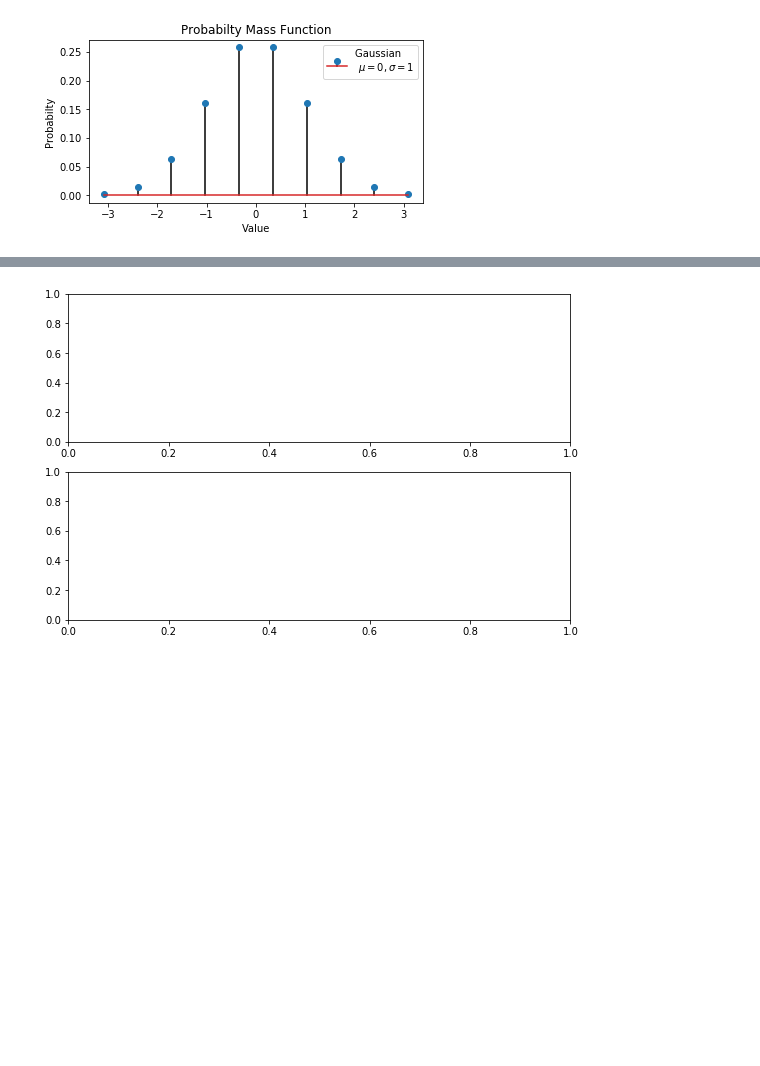
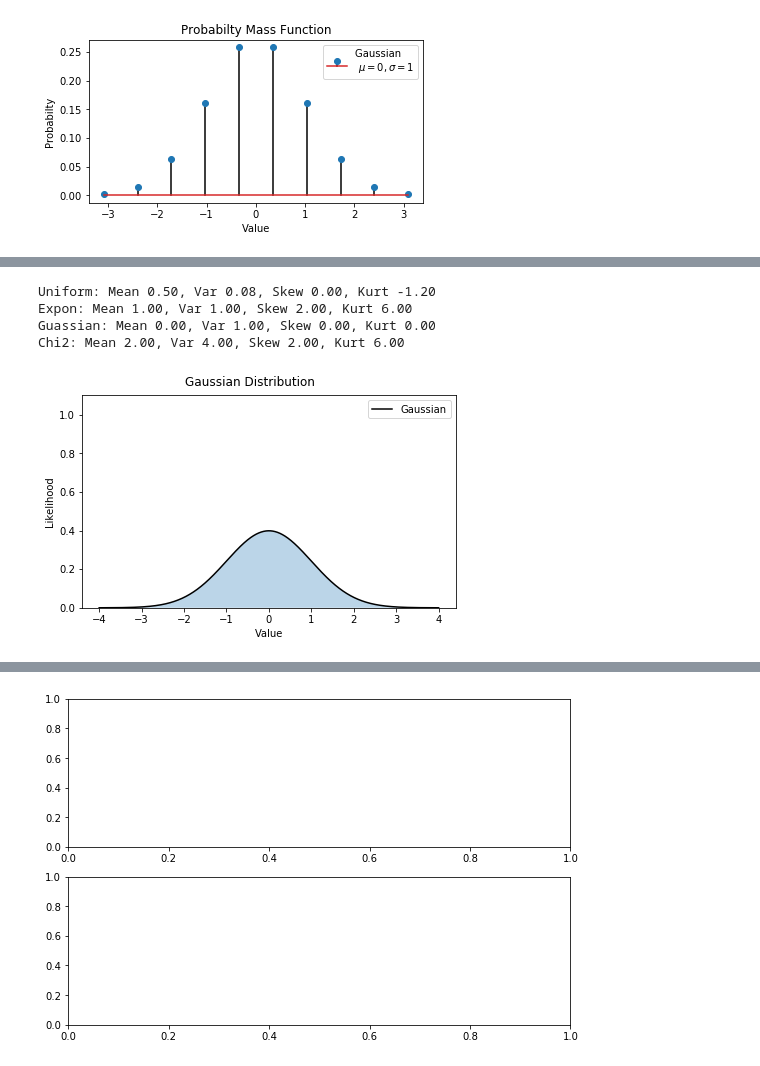
Before and after one commit to TheWylieStCoyote/Introduction_to_Signal_Processing_GRCon21, a Jupyter notebook: notebooks/Section_1_figures.ipynb, the cells around one changed output, grey strips where cells are left out. Saved outputs shown, nothing was run; the diff lists cells and outputs as text; code cells hidden in the pictures; blank space fills up the shorter version.

```diff
--- a/notebooks/Section_1_figures.ipynb
+++ b/notebooks/Section_1_figures.ipynb
@@ -203,0 +276,36 @@ plt.show()
+# %%
+from scipy import stats
+import numpy
+from matplotlib import pyplot as plt
+
+print('Uniform: Mean %.2f, Var %.2f, Skew %.2f, Kurt %0.2f'
+      %stats.uniform.stats(moments='mvsk'))
+print('Expon: Mean %.2f, Var %.2f, Skew %.2f, Kurt %0.2f'
+      %stats.expon.stats(moments='mvsk'))
+print('Guassian: Mean %.2f, Var %.2f, Skew %.2f, Kurt %0.2f'
+      %stats.norm.stats(moments='mvsk'))
+print('Chi2: Mean %.2f, Var %.2f, Skew %.2f, Kurt %0.2f'
+      %stats.chi2.stats(2, moments='mvsk'))
+
+fig, ax = plt.subplots(1, 1)
+x = numpy.linspace(-4, 4, 3001)
+
+p_x = stats.norm.pdf(x)
+ax.plot(x, p_x, 'k', label='Gaussian')
+ax.set_ylim((0, 1.1))
+ax.set_xlabel('Value')
+ax.set_ylabel('Likelihood')
+ax.legend()
+ax.fill_between(x, p_x,alpha=0.3)
+
+
+fig.suptitle('Gaussian Distribution\n\n')
+fig.tight_layout(rect=[0, 0.03, 1, 0.95])
+plt.savefig('gaussian_distributions.png', dpi=300)
+plt.show()
+# %% [output]
+Uniform: Mean 0.50, Var 0.08, Skew 0.00, Kurt -1.20
+Expon: Mean 1.00, Var 1.00, Skew 2.00, Kurt 6.00
+Guassian: Mean 0.00, Var 1.00, Skew 0.00, Kurt 0.00
+Chi2: Mean 2.00, Var 4.00, Skew 2.00, Kurt 6.00
+[figure, added]
```
Also changed, not shown: parts of 9 cells of this notebook, 11 other files.
